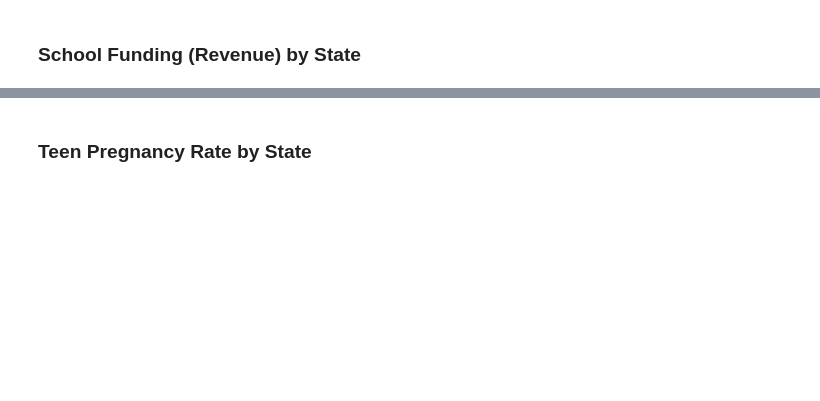
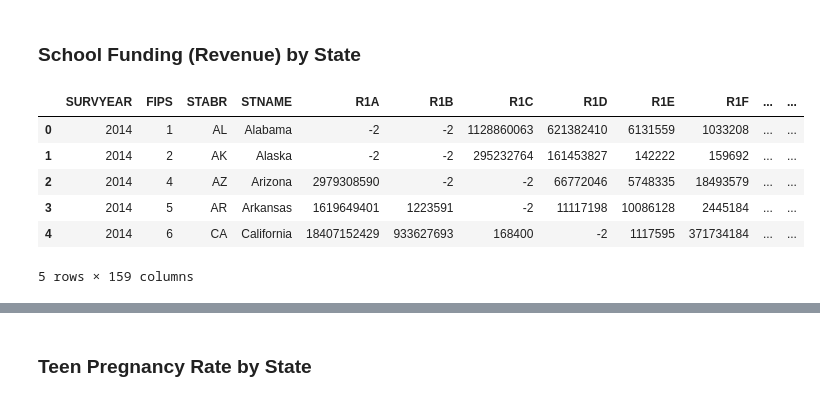
Before and after one commit to jelizalo/project-one, a Jupyter notebook: Education Project.ipynb, the cells around one changed output, grey strips where cells are left out. Drawn from its saved outputs; the diff is of its cells as text; code cells hidden in the pictures; blank space fills up the shorter version.

Commit message:
compiling data and updating master

```diff
--- a/Education Project.ipynb
+++ b/Education Project.ipynb
@@ -13,7 +15,15 @@ plotly.tools.set_credentials_file(username='abi.mvasquez', api_key='pX9WEUeT7jYv
 # %%
 rev_data = os.path.join('Resources','Stfis14_1a.csv')
 rev_data_df = pd.read_csv(rev_data)
-#rev_data_df
+rev_data_df.head()
+# %% [output]
+|  | SURVYEAR | FIPS | STABR | STNAME | R1A | R1B | R1C | R1D | R1E | R1F | ... | ... |
+| 0 | 2014 | 1 | AL | Alabama | -2 | -2 | 1128860063 | 621382410 | 6131559 | 1033208 | ... | ... |
+| 1 | 2014 | 2 | AK | Alaska | -2 | -2 | 295232764 | 161453827 | 142222 | 159692 | ... | ... |
+| 2 | 2014 | 4 | AZ | Arizona | 2979308590 | -2 | -2 | 66772046 | 5748335 | 18493579 | ... | ... |
+| 3 | 2014 | 5 | AR | Arkansas | 1619649401 | 1223591 | -2 | 11117198 | 10086128 | 2445184 | ... | ... |
+| 4 | 2014 | 6 | CA | California | 18407152429 | 933627693 | 168400 | -2 | 1117595 | 371734184 | ... | ... |
+5 rows × 159 columns
 # %%
 # filtering out the wanted data
 rev_data_df = rev_data_df[["SURVYEAR", "STABR", "STNAME", "STR1", "R3", "STR4", "TR", "E11", "E11A"]]
```
Also changed, not shown: parts of 5 cells of this notebook, 17 other files.
